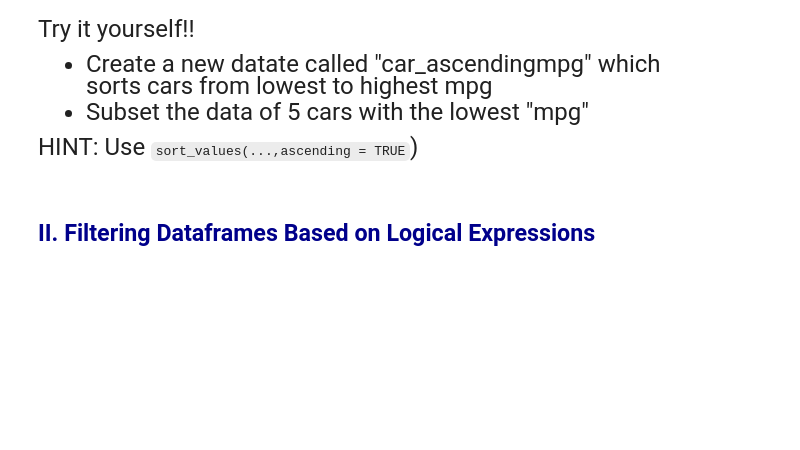
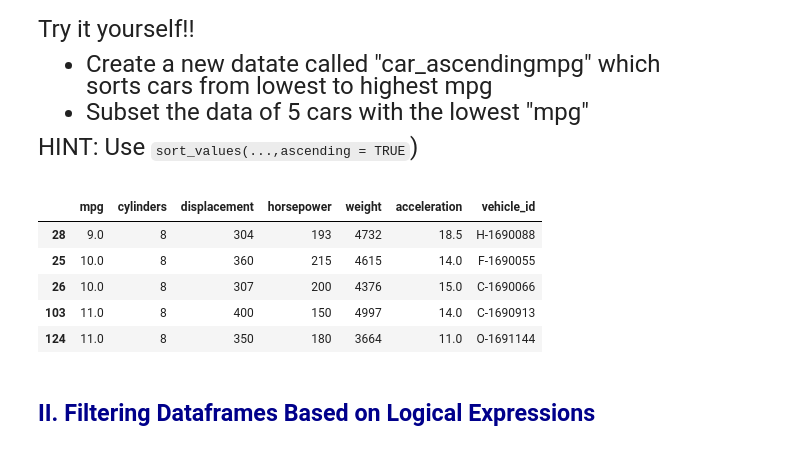
Before and after one commit to zoe-liu-724/qtm151spring2025, a Jupyter notebook: lecture_10/lecture_10a - Subsetting data.ipynb, the cells around one changed output. Drawn from its saved outputs; the diff is of its cells as text; code cells hidden in the pictures; blank space fills up the shorter version.

```diff
--- a/lecture_10/lecture_10a - Subsetting data.ipynb
+++ b/lecture_10/lecture_10a - Subsetting data.ipynb
@@ -165,6 +361,17 @@ sorts cars from lowest to highest mpg
 HINT: Use ``sort_values(...,ascending = TRUE``)
 # %%
 # Write your own code
+
+car_ascendingmpg = carfeatures.sort_values(by = "mpg", ascending = True)
+
+car_ascendingmpg.iloc[0:5 , : ]
+# %% [output]
+|  | mpg | cylinders | displacement | horsepower | weight | acceleration | vehicle_id |
+| 28 | 9.0 | 8 | 304 | 193 | 4732 | 18.5 | H-1690088 |
+| 25 | 10.0 | 8 | 360 | 215 | 4615 | 14.0 | F-1690055 |
+| 26 | 10.0 | 8 | 307 | 200 | 4376 | 15.0 | C-1690066 |
+| 103 | 11.0 | 8 | 400 | 150 | 4997 | 14.0 | C-1690913 |
+| 124 | 11.0 | 8 | 350 | 180 | 3664 | 11.0 | O-1691144 |
 # %% [markdown]
 ## <span style="color:darkblue"> II. Filtering Dataframes Based on Logical Expressions </span>
 # %% [markdown]
```
Also changed, not shown: parts of 24 cells of this notebook, 1 other file.
